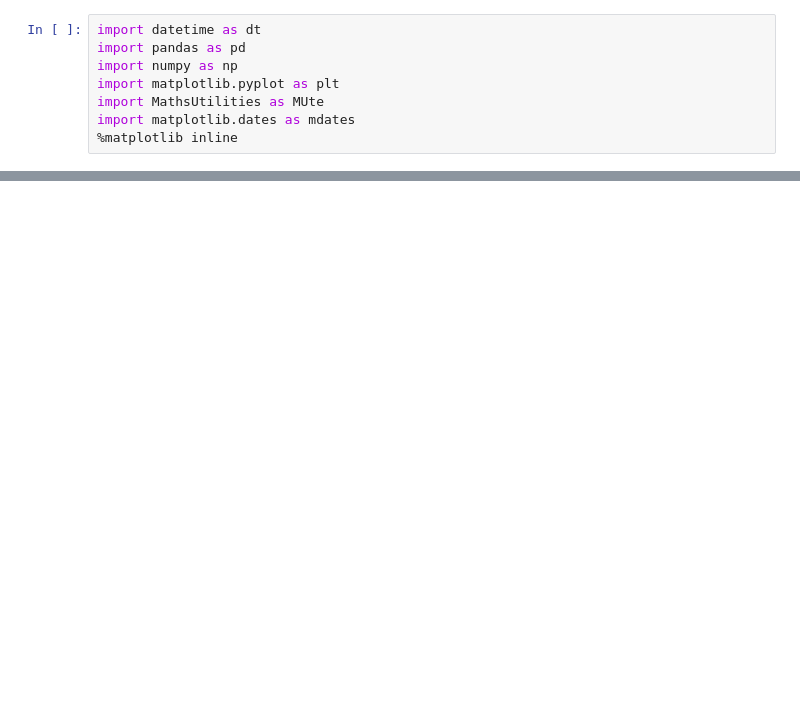
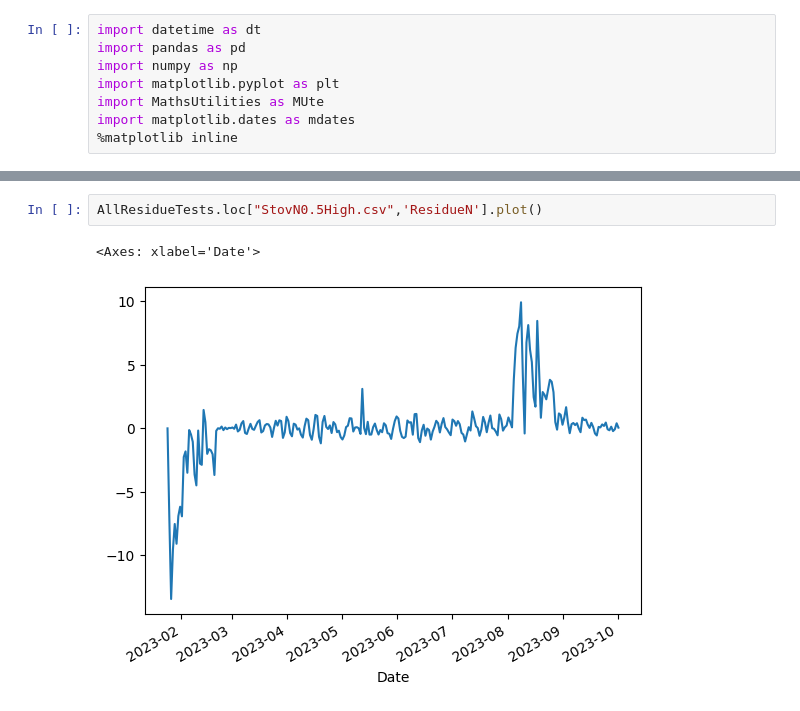
Before and after one commit to Stepania/SVSModelBuildDeploy, a Jupyter notebook: TestModel/SensibilityTests.ipynb, the cells around one changed output, grey strips where cells are left out. Cells and saved outputs as stored; diff of their text form; blank space fills up the shorter version.

```diff
--- a/TestModel/SensibilityTests.ipynb
+++ b/TestModel/SensibilityTests.ipynb
@@ -51,0 +36,5 @@ test
+# %%
+AllResidueTests.loc["StovN0.5High.csv",'ResidueN'].plot()
+# %% [output]
+<Axes: xlabel='Date'>
+[figure, added]
```
Also changed, not shown: parts of 8 cells of this notebook, 5 other files.
